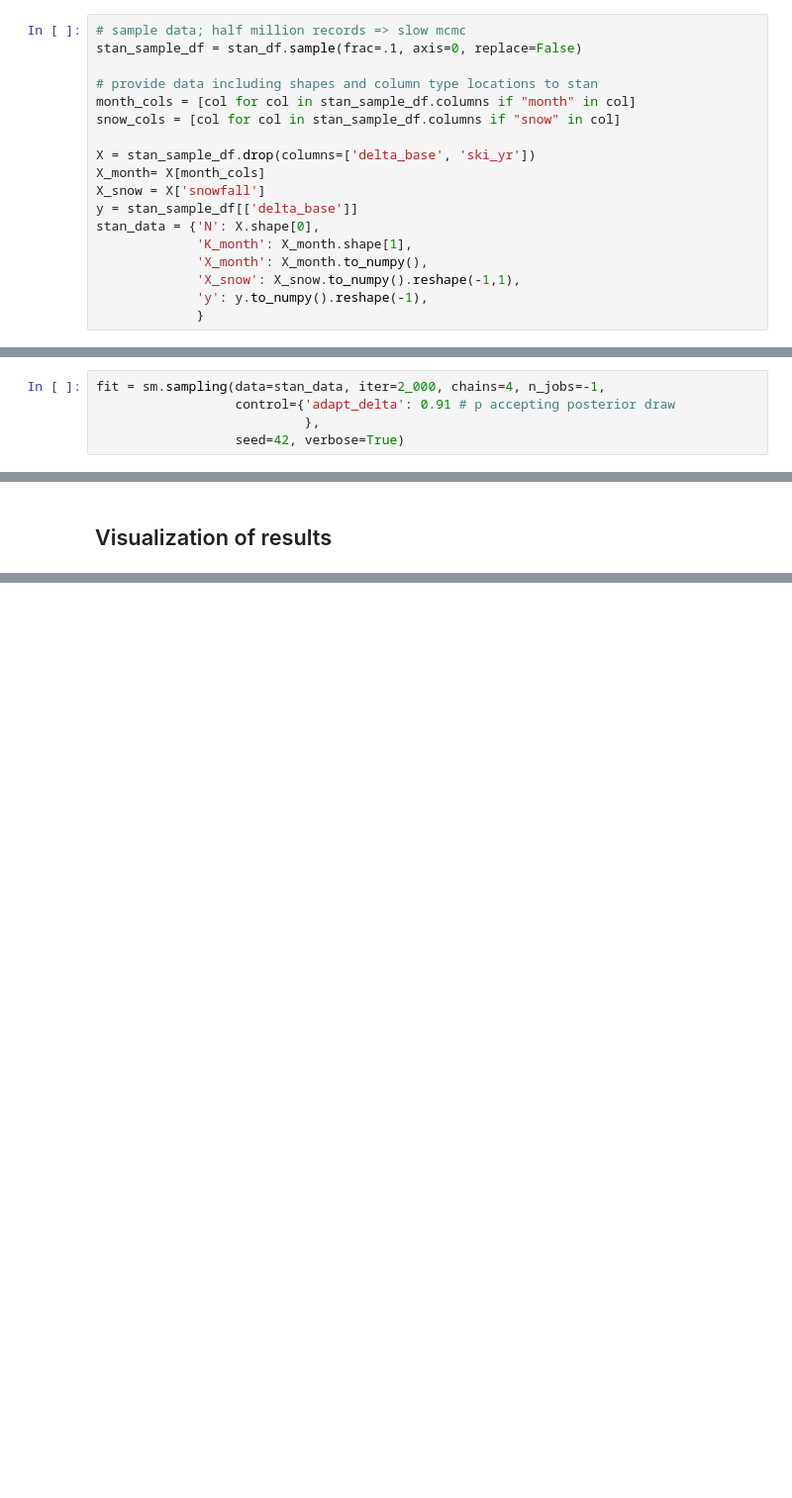
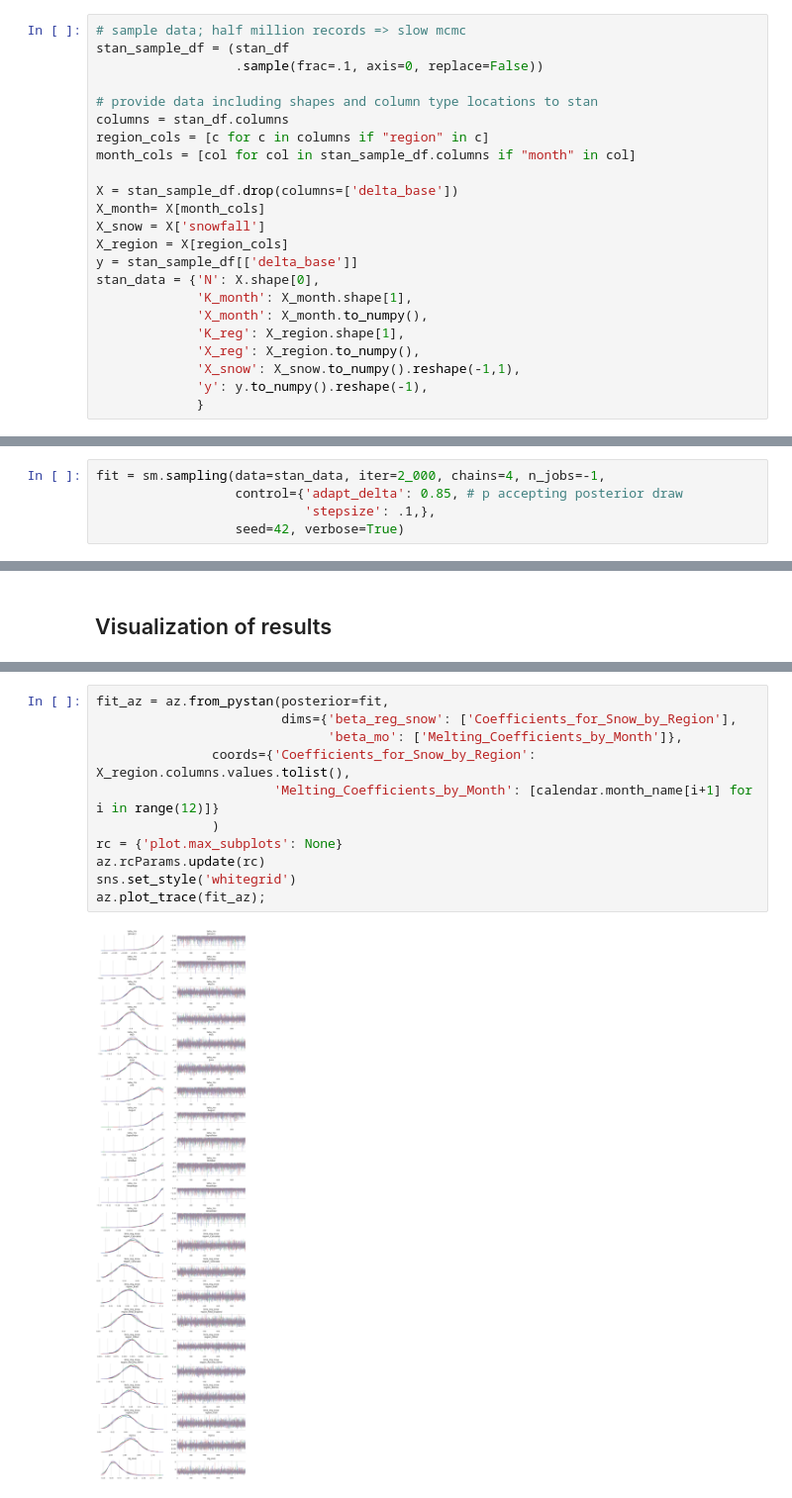
Before and after one commit to chrisoyer/ski-snow-modeling, a Jupyter notebook: src/analysis/snow_nonts_analysis.ipynb, the cells around one changed output, grey strips where cells are left out. Shown at 99% size. Saved outputs shown, nothing was run; the diff lists cells and outputs as text; blank space fills up the shorter version.

```diff
--- a/src/analysis/snow_nonts_analysis.ipynb
+++ b/src/analysis/snow_nonts_analysis.ipynb
@@ -290,18 +291,23 @@ stan_df.head()
 # %%
 # sample data; half million records => slow mcmc
-stan_sample_df = stan_df.sample(frac=.1, axis=0, replace=False)
+stan_sample_df = (stan_df
+                  .sample(frac=.1, axis=0, replace=False))
 
 # provide data including shapes and column type locations to stan
+columns = stan_df.columns
+region_cols = [c for c in columns if "region" in c]
 month_cols = [col for col in stan_sample_df.columns if "month" in col]
-snow_cols = [col for col in stan_sample_df.columns if "snow" in col]
 
-X = stan_sample_df.drop(columns=['delta_base', 'ski_yr'])
+X = stan_sample_df.drop(columns=['delta_base'])
 X_month= X[month_cols]
 X_snow = X['snowfall']
+X_region = X[region_cols]
 y = stan_sample_df[['delta_base']]
 stan_data = {'N': X.shape[0],
              'K_month': X_month.shape[1],
              'X_month': X_month.to_numpy(),
+             'K_reg': X_region.shape[1],
+             'X_reg': X_region.to_numpy(),
              'X_snow': X_snow.to_numpy().reshape(-1,1),
              'y': y.to_numpy().reshape(-1),
              }
@@ -352,8 +366,8 @@ with open('./models/stan_model.pkl', 'wb') as f:
     pickle.dump(sm, f)
 # %%
 fit = sm.sampling(data=stan_data, iter=2_000, chains=4, n_jobs=-1,
-                  control={'adapt_delta': 0.91 # p accepting posterior draw
-                           },
+                  control={'adapt_delta': 0.85, # p accepting posterior draw
+                           'stepsize': .1,},
                   seed=42, verbose=True)
 # %%
 fit
@@ -420,0 +443,13 @@ az_data = az.from_pystan(
+# %%
+fit_az = az.from_pystan(posterior=fit,
+                        dims={'beta_reg_snow': ['Coefficients_for_Snow_by_Region'],
+                              'beta_mo': ['Melting_Coefficients_by_Month']},
+               coords={'Coefficients_for_Snow_by_Region': X_region.columns.values.tolist(),
+                       'Melting_Coefficients_by_Month': [calendar.month_name[i+1] for i in range(12)]}
+               )
+rc = {'plot.max_subplots': None}
+az.rcParams.update(rc)
+sns.set_style('whitegrid')
+az.plot_trace(fit_az);
+# %% [output]
+[figure, added]
```
Also changed, not shown: parts of 27 cells of this notebook.
